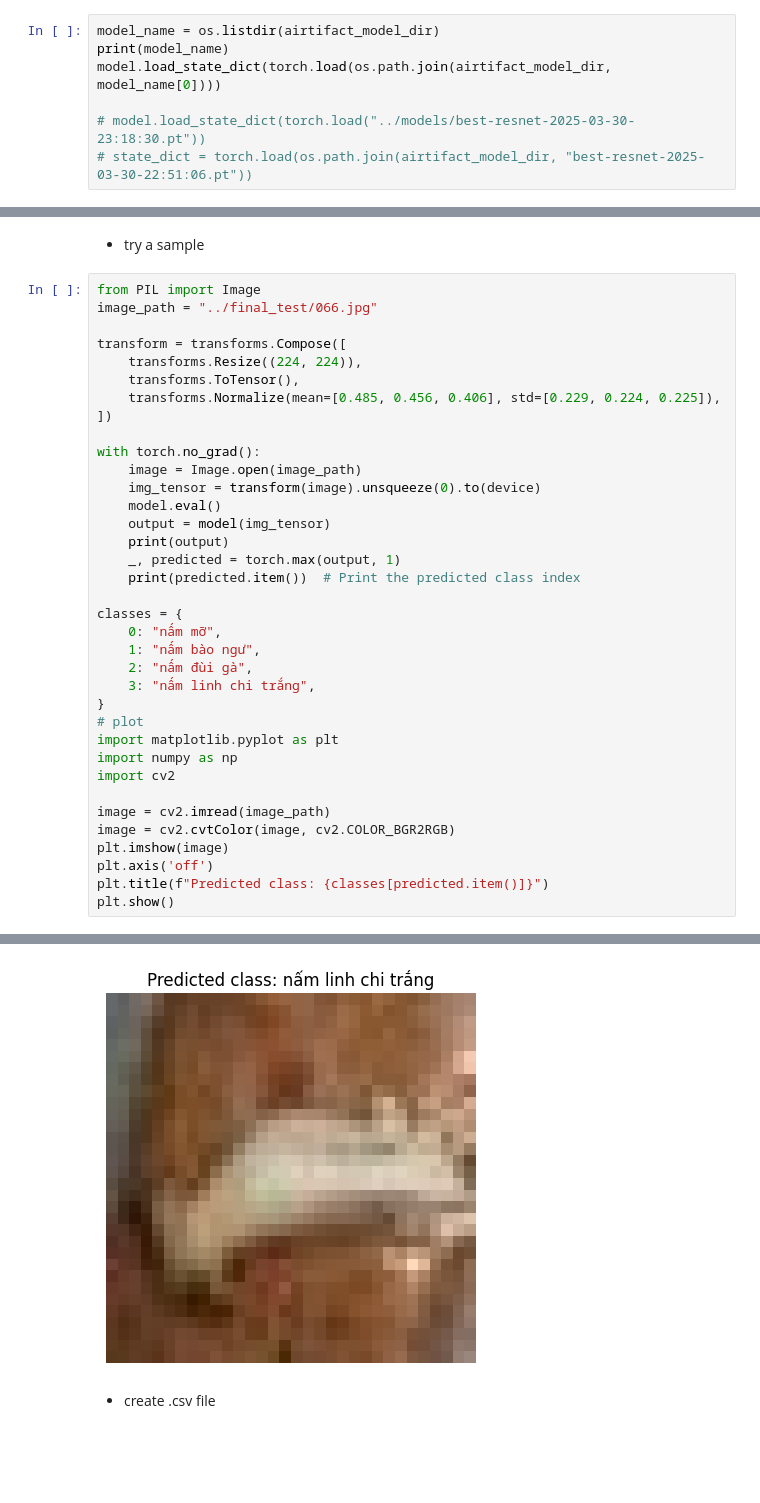
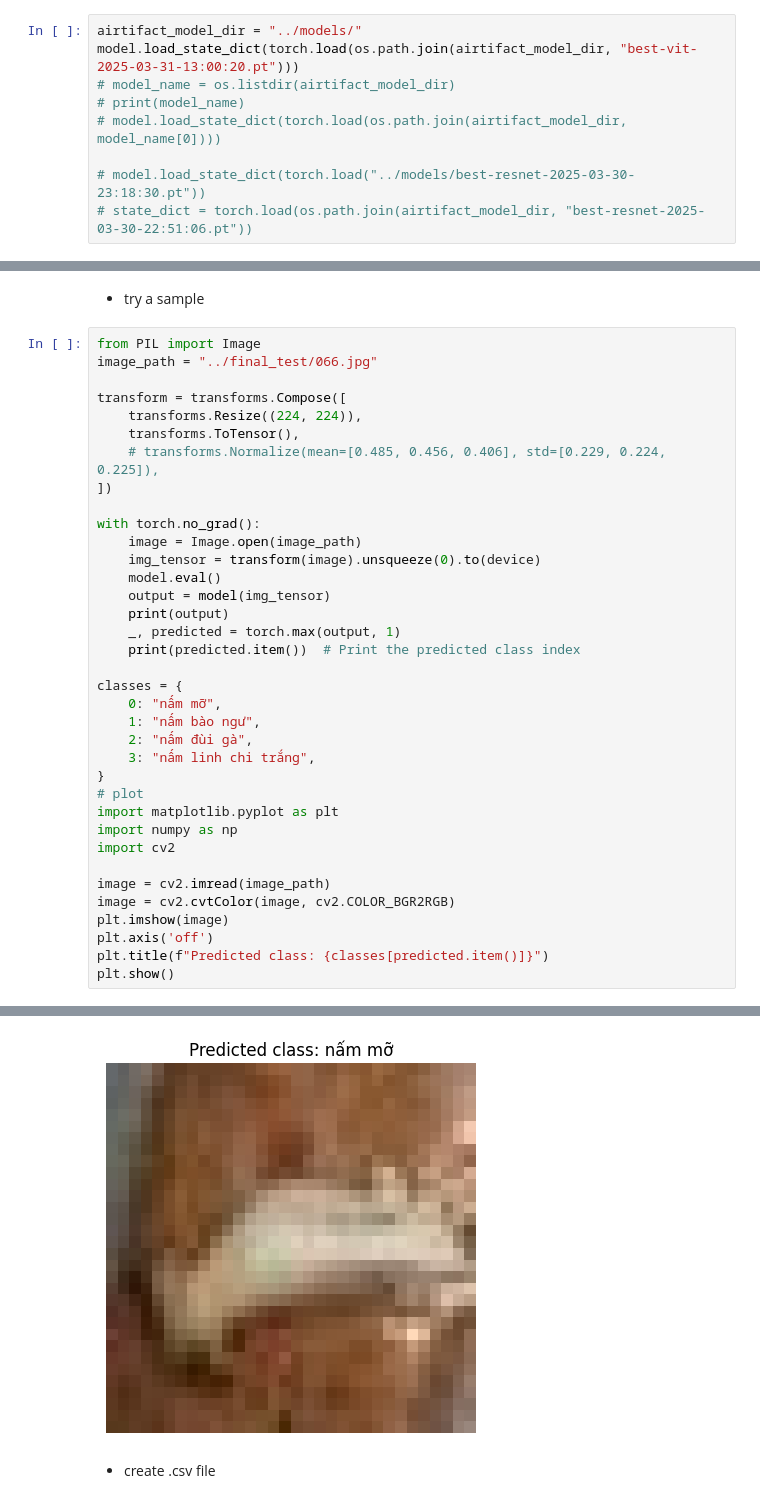
Before and after one commit to Beeditor04/hutech_mushroom, a Jupyter notebook: src/4.KAGGLE_SUBMISSION.ipynb, the cells around one changed output, grey strips where cells are left out. Drawn from its saved outputs; the diff is of its cells as text; blank space fills up the shorter version.

```diff
--- a/src/4.KAGGLE_SUBMISSION.ipynb
+++ b/src/4.KAGGLE_SUBMISSION.ipynb
@@ -92,9 +92,11 @@ TinyViT(
   )
 )
 # %%
-model_name = os.listdir(airtifact_model_dir)
-print(model_name)
-model.load_state_dict(torch.load(os.path.join(airtifact_model_dir, model_name[0])))
+airtifact_model_dir = "../models/"
+model.load_state_dict(torch.load(os.path.join(airtifact_model_dir, "best-vit-2025-03-31-13:00:20.pt")))
+# model_name = os.listdir(airtifact_model_dir)
+# print(model_name)
+# model.load_state_dict(torch.load(os.path.join(airtifact_model_dir, model_name[0])))
 
 # model.load_state_dict(torch.load("../models/best-resnet-2025-03-30-23:18:30.pt"))
 # state_dict = torch.load(os.path.join(airtifact_model_dir, "best-resnet-2025-03-30-22:51:06.pt"))
@@ -110,7 +111,7 @@ image_path = "../final_test/066.jpg"
 transform = transforms.Compose([
     transforms.Resize((224, 224)),
     transforms.ToTensor(),
-    transforms.Normalize(mean=[0.485, 0.456, 0.406], std=[0.229, 0.224, 0.225]),
+    # transforms.Normalize(mean=[0.485, 0.456, 0.406], std=[0.229, 0.224, 0.225]),
 ])
 
 with torch.no_grad():
@@ -145,4 +146,4 @@ tensor([[-4.1504, -2.1134, -2.5404, -0.2569]], device='cuda:0')
-[figure, old version]
+[figure, new version]
 # %% [markdown]
 - create .csv file
 # %%
```
Also changed, not shown: parts of 6 cells of this notebook, 9 other files.
